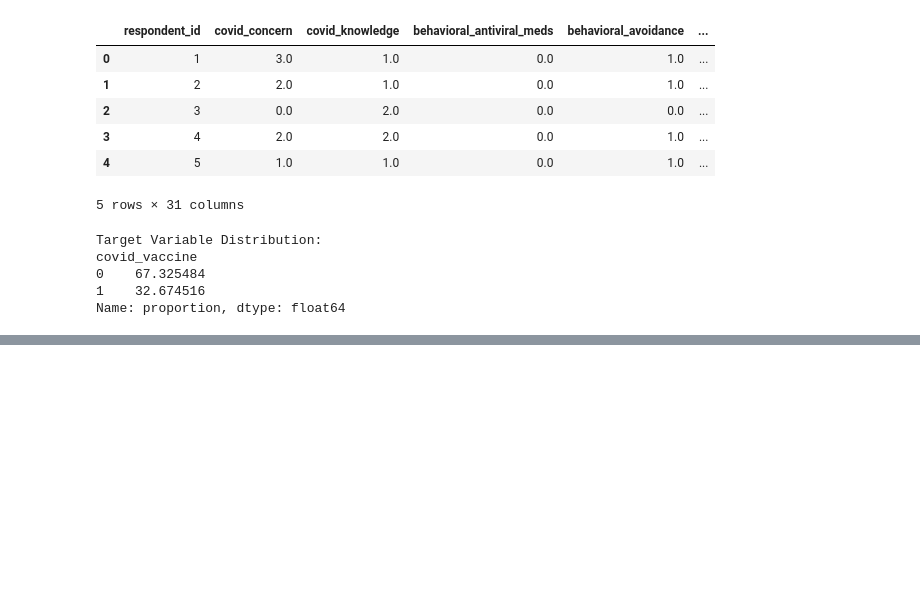
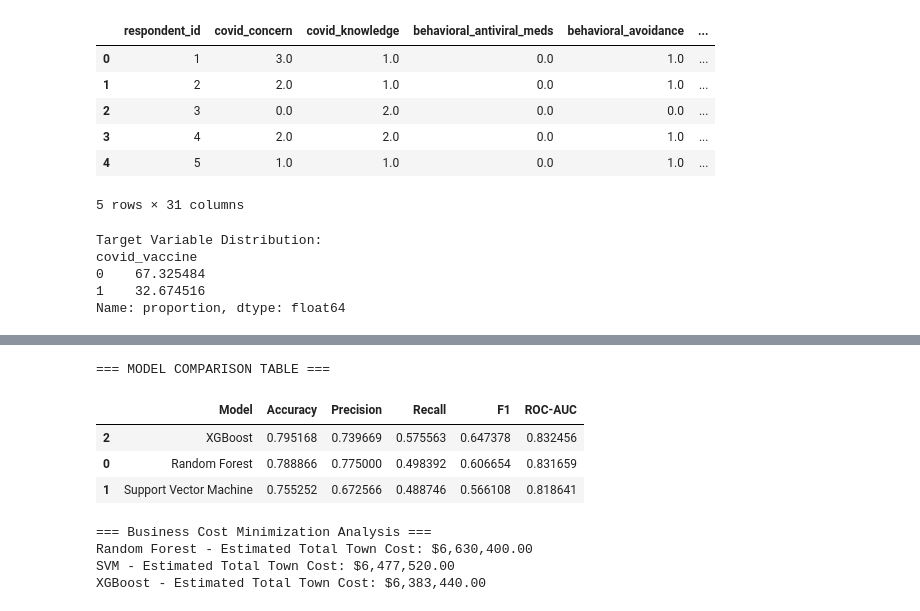
Before and after one commit to UH-HACKATHON-TEAMN/Hackathon-Town-C, a Jupyter notebook: ramya.ipynb, the cells around one changed output, grey strips where cells are left out. Drawn from its saved outputs; the diff is of its cells as text; code cells hidden in the pictures; blank space fills up the shorter version.

```diff
--- a/ramya.ipynb
+++ b/ramya.ipynb
@@ -54,0 +266,46 @@ Name: proportion, dtype: float64
+# %%
+# Compile and display model comparison table
+results_df = pd.DataFrame(results)
+print("=== MODEL COMPARISON TABLE ===")
+display(results_df.sort_values(by='ROC-AUC', ascending=False))
+
+# Business Cost Analysis Calculation (as per project brief)
+# Costs: Vaccine = $1,500 | Hospitalisation = $41,000
+# Assume probability of infection = 100% without vaccine (or reduced if vaccinated)
+VACCINE_COST = 1500
+HOSP_COST = 41000
+
+def calculate_town_cost(model, X_data, y_true):
+    # Predict who wants/takes the vaccine
+    preds = model.predict(X_data)
+
+    # Cost calculation logic based on project prompt:
+    # 1. Vaccine cost for those who get vaccinated (or compensated if unavailable) -> let's assume predicted 1s get vaccines sent.
+    # 2. Hospitalization cost for those who remain unvaccinated (assuming higher hospitalization risk without vaccine).
+    # Simple model estimation: Unvaccinated people have higher hospitalisation probability (e.g., 20%), vaccinated have lower (e.g., 2%).
+    hosp_prob_unvax = 0.20
+    hosp_prob_vax = 0.02
+
+    num_vaccinated = np.sum(preds == 1)
+    num_unvaccinated = np.sum(preds == 0)
+
+    total_vaccine_spend = num_vaccinated * VACCINE_COST
+    expected_hosp_spend = (num_vaccinated * hosp_prob_vax + num_unvaccinated * hosp_prob_unvax) * HOSP_COST
+
+    total_cost = total_vaccine_spend + expected_hosp_spend
+    return total_cost
+
+print("\n=== Business Cost Minimization Analysis ===")
+for name, mod in [("Random Forest", best_rf), ("SVM", best_svm), ("XGBoost", best_xgb)]:
+    cost = calculate_town_cost(mod, X_val, y_val)
+    print(f"{name} - Estimated Total Town Cost: ${cost:,.2f}")
+# %% [output]
+=== MODEL COMPARISON TABLE ===
+|  | Model | Accuracy | Precision | Recall | F1 | ROC-AUC |
+| 2 | XGBoost | 0.795168 | 0.739669 | 0.575563 | 0.647378 | 0.832456 |
+| 0 | Random Forest | 0.788866 | 0.775000 | 0.498392 | 0.606654 | 0.831659 |
+| 1 | Support Vector Machine | 0.755252 | 0.672566 | 0.488746 | 0.566108 | 0.818641 |
+=== Business Cost Minimization Analysis ===
+Random Forest - Estimated Total Town Cost: $6,630,400.00
+SVM - Estimated Total Town Cost: $6,477,520.00
+XGBoost - Estimated Total Town Cost: $6,383,440.00
```
Also changed, not shown: parts of 8 cells of this notebook.
